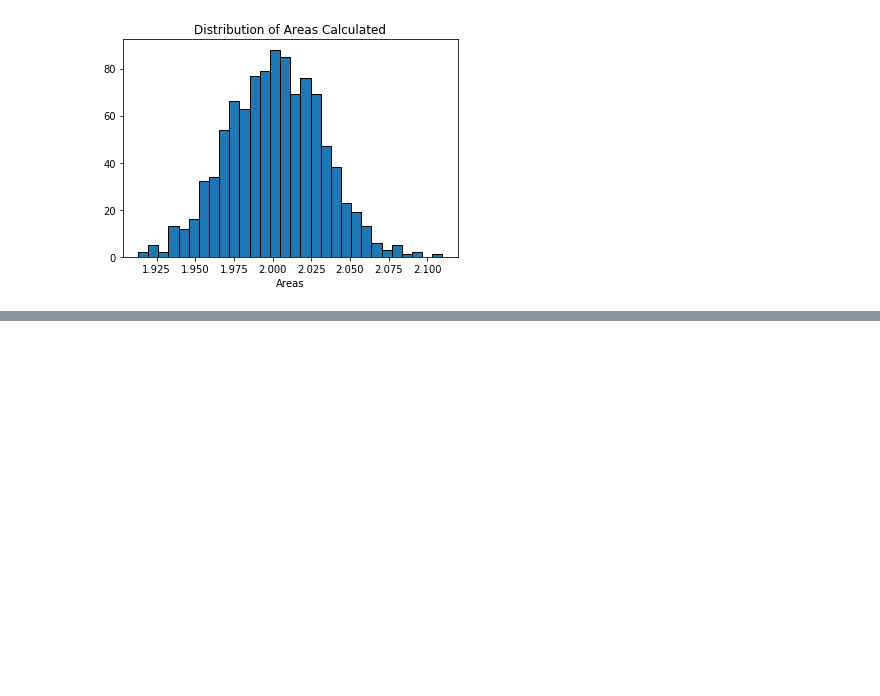
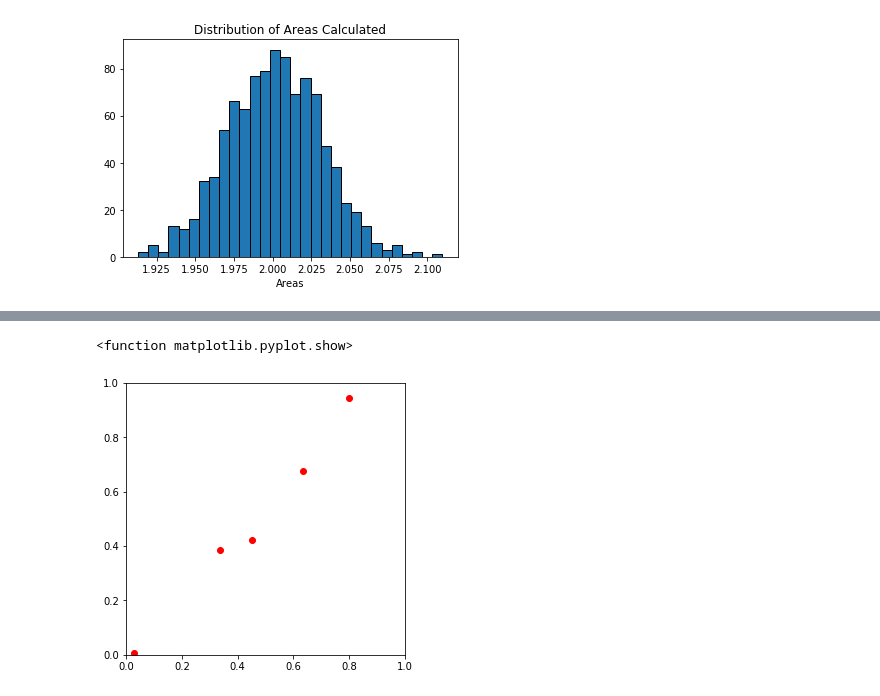
Before and after one commit to popoiopo/StochasticSim, a Jupyter notebook: Bas/Untitled1.ipynb, the cells around one changed output, grey strips where cells are left out. Saved outputs shown, nothing was run; the diff lists cells and outputs as text; code cells hidden in the pictures; blank space fills up the shorter version.

```diff
--- a/Bas/Untitled1.ipynb
+++ b/Bas/Untitled1.ipynb
@@ -130,0 +239,13 @@ plt.xlabel("Areas")
+# %%
+n = 5
+p = np.array(lhs(n))
+
+plt.figure(figsize=[5,5])
+plt.xlim([0,1])
+plt.ylim([0,1])
+plt.scatter(p[:,0], p[:,1], c="r")
+
+plt.show
+# %% [output]
+<function matplotlib.pyplot.show>
+[figure, added]
```
Also changed, not shown: parts of 5 cells of this notebook, 1 other file.
